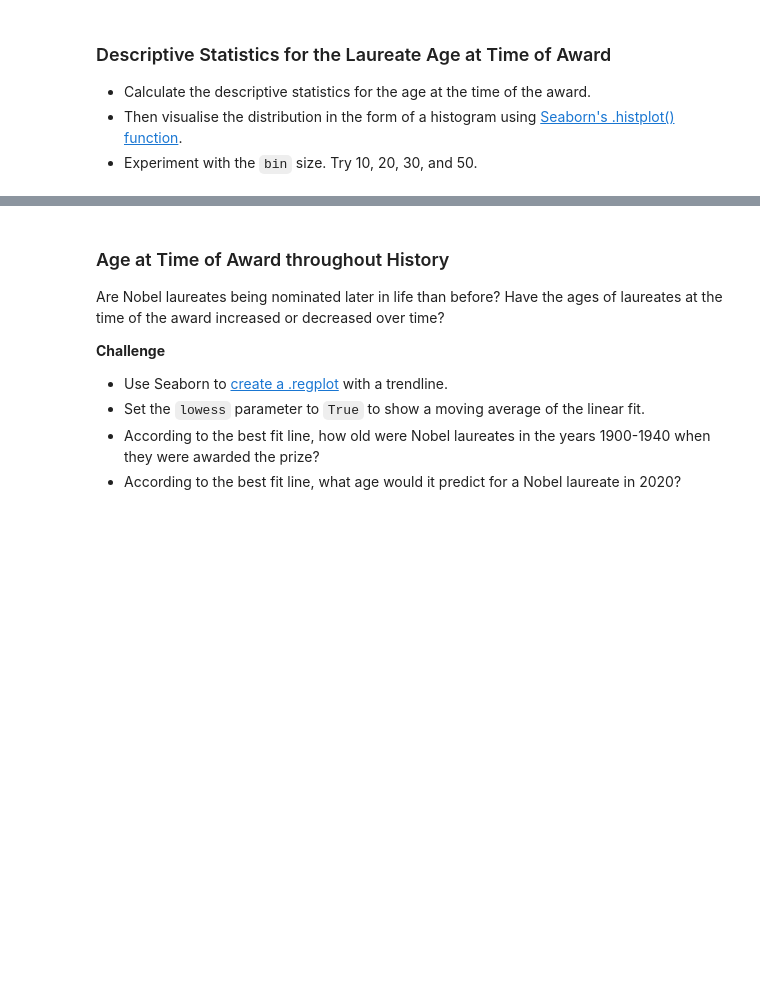
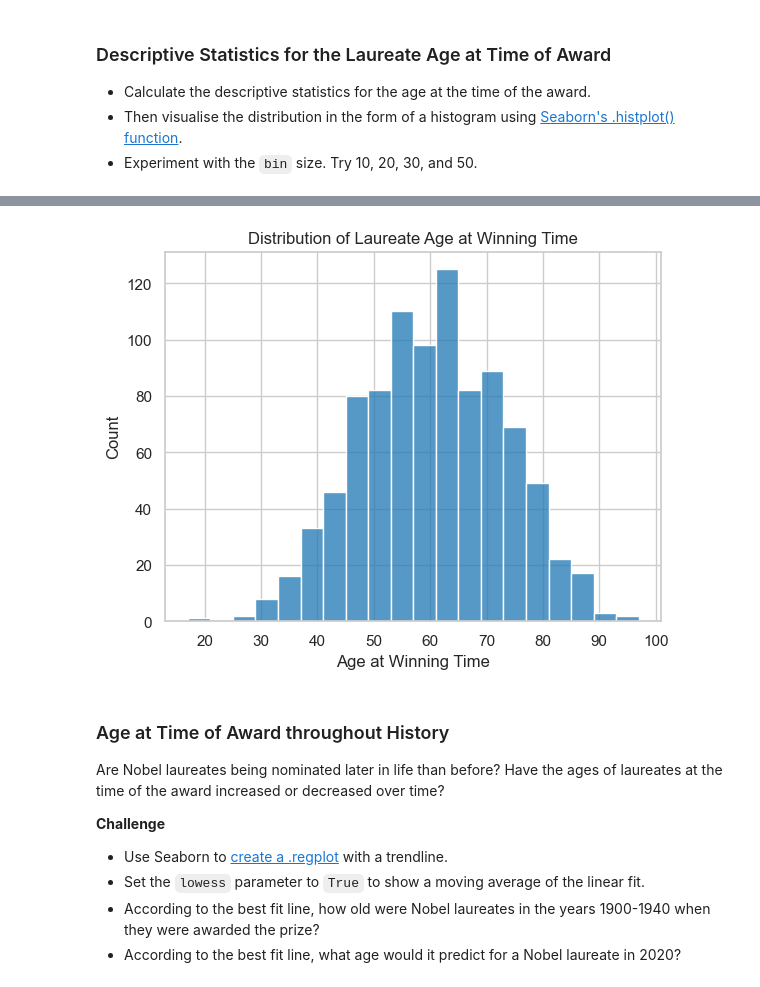
Before and after one commit to staixo/Python100day, a Jupyter notebook: Advanced/Datascience/Nobel/Nobel_Prize_Analysis.ipynb, the cells around one changed output, grey strips where cells are left out. Saved outputs shown, nothing was run; the diff lists cells and outputs as text; code cells hidden in the pictures; blank space fills up the shorter version.

```diff
--- a/Advanced/Datascience/Nobel/Nobel_Prize_Analysis.ipynb
+++ b/Advanced/Datascience/Nobel/Nobel_Prize_Analysis.ipynb
@@ -389,3 +795,22 @@ How Old Are the Laureates When the Win the Prize?
+# %%
+import seaborn as sns
+
+# Set the style and context for the plot
+sns.set_style("whitegrid")
+sns.set_context("notebook")
+
+# Create the histogram
+sns.histplot(data=df_data, x="winning_age", bins=20)
+
+# Set the title and labels
+plt.title("Distribution of Laureate Age at Winning Time")
+plt.xlabel("Age at Winning Time")
+plt.ylabel("Count")
+
+# Show the plot
+plt.show()
+# %% [output]
+[figure, added]
 # %% [markdown]
 ### Age at Time of Award throughout History
 
```
Also changed, not shown: parts of 32 cells of this notebook.
